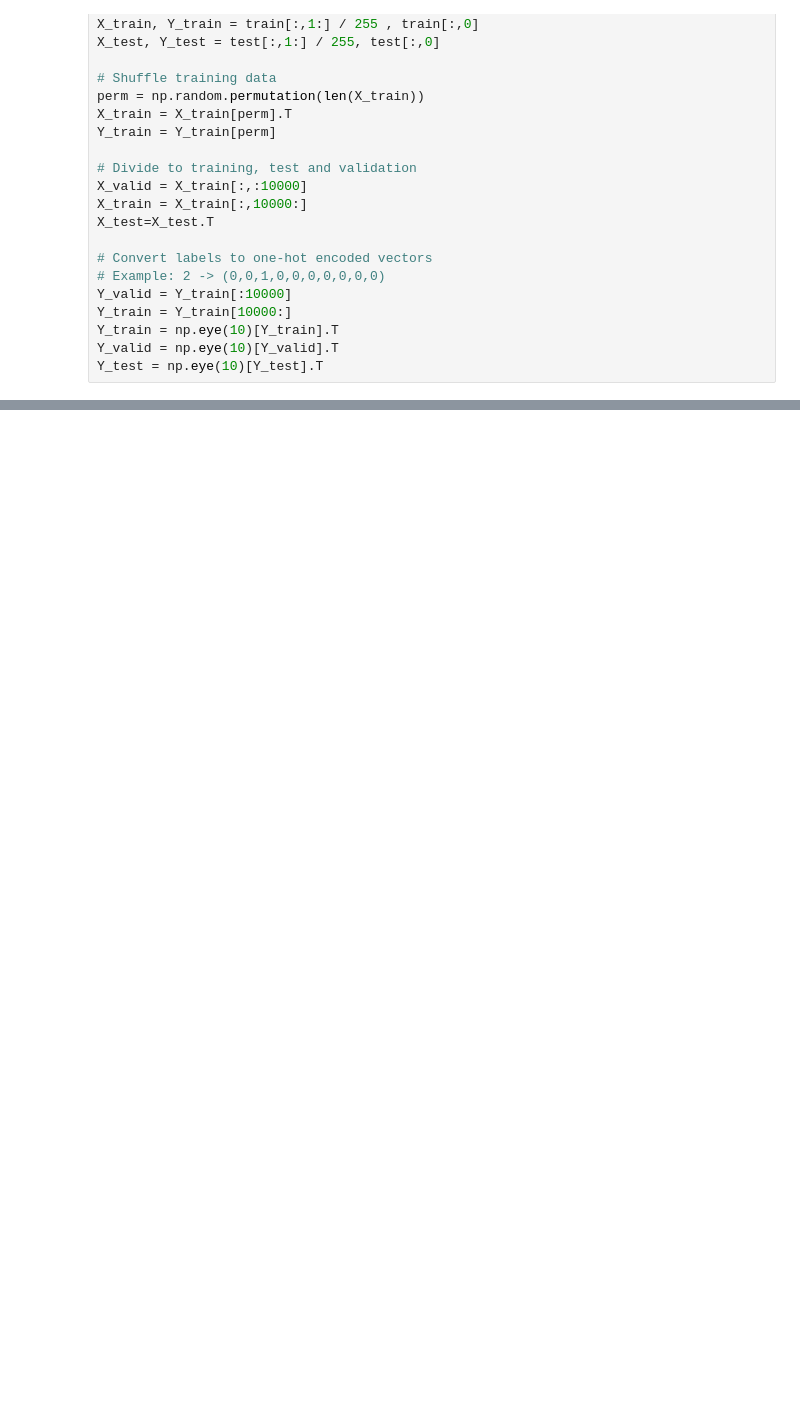
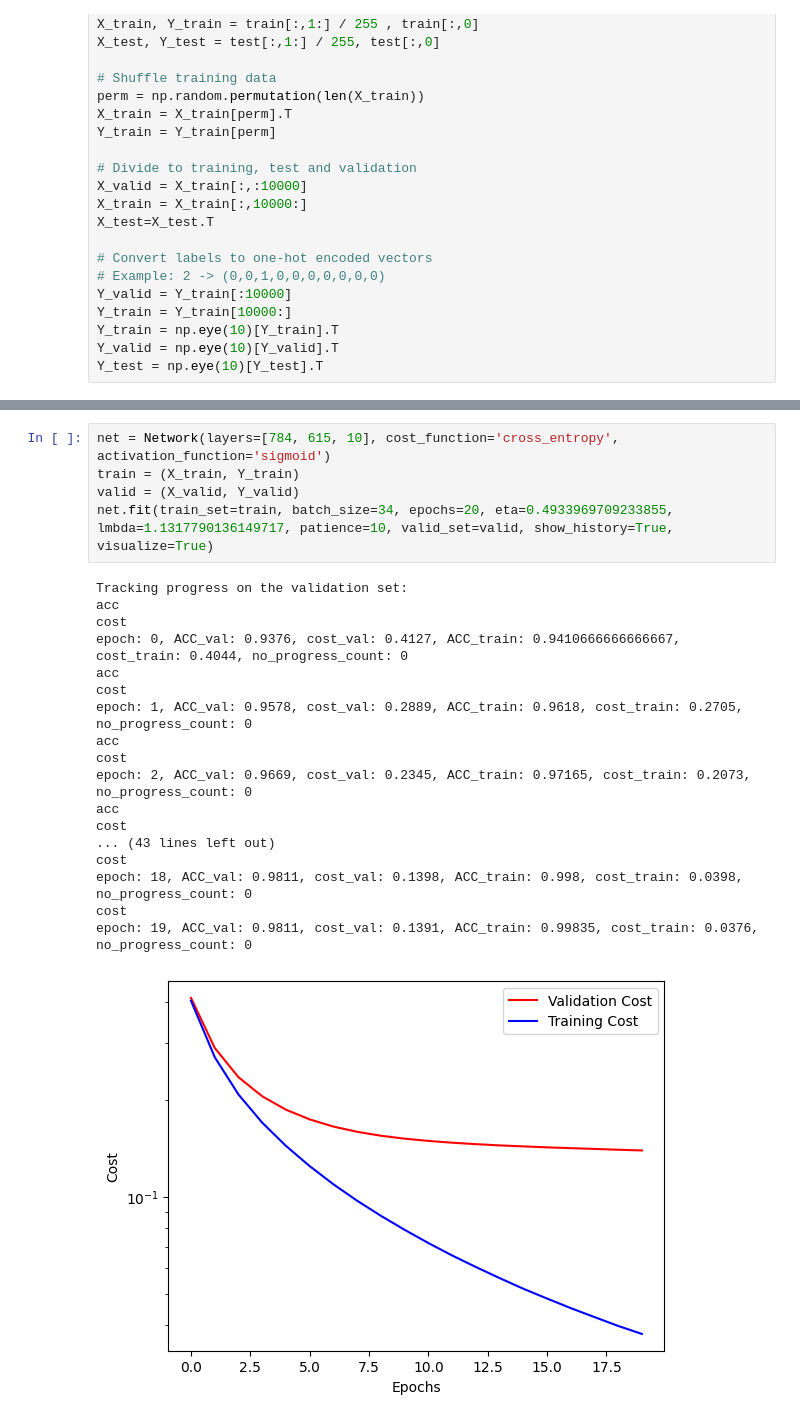
Before and after one commit to vvjft/nn-fs, a Jupyter notebook: MLP_recognizing_digits.ipynb, the cells around one changed output, grey strips where cells are left out. Drawn from its saved outputs; the diff is of its cells as text; blank space fills up the shorter version.

```diff
--- a/MLP_recognizing_digits.ipynb
+++ b/MLP_recognizing_digits.ipynb
@@ -192,0 +307,24 @@ Set up network
+# %%
+net = Network(layers=[784, 615, 10], cost_function='cross_entropy', activation_function='sigmoid')
+train = (X_train, Y_train)
+valid = (X_valid, Y_valid)
+net.fit(train_set=train, batch_size=34, epochs=20, eta=0.4933969709233855, lmbda=1.1317790136149717, patience=10, valid_set=valid, show_history=True, visualize=True)
+# %% [output]
+Tracking progress on the validation set:
+acc
+cost
+epoch: 0, ACC_val: 0.9376, cost_val: 0.4127, ACC_train: 0.9410666666666667, cost_train: 0.4044, no_progress_count: 0
+acc
+cost
+epoch: 1, ACC_val: 0.9578, cost_val: 0.2889, ACC_train: 0.9618, cost_train: 0.2705, no_progress_count: 0
+acc
+cost
+epoch: 2, ACC_val: 0.9669, cost_val: 0.2345, ACC_train: 0.97165, cost_train: 0.2073, no_progress_count: 0
+acc
+cost
+... (43 lines left out)
+cost
+epoch: 18, ACC_val: 0.9811, cost_val: 0.1398, ACC_train: 0.998, cost_train: 0.0398, no_progress_count: 0
+cost
+epoch: 19, ACC_val: 0.9811, cost_val: 0.1391, ACC_train: 0.99835, cost_train: 0.0376, no_progress_count: 0
+[figure, added]
```
Also changed, not shown: parts of 13 cells of this notebook, 3 other files.
